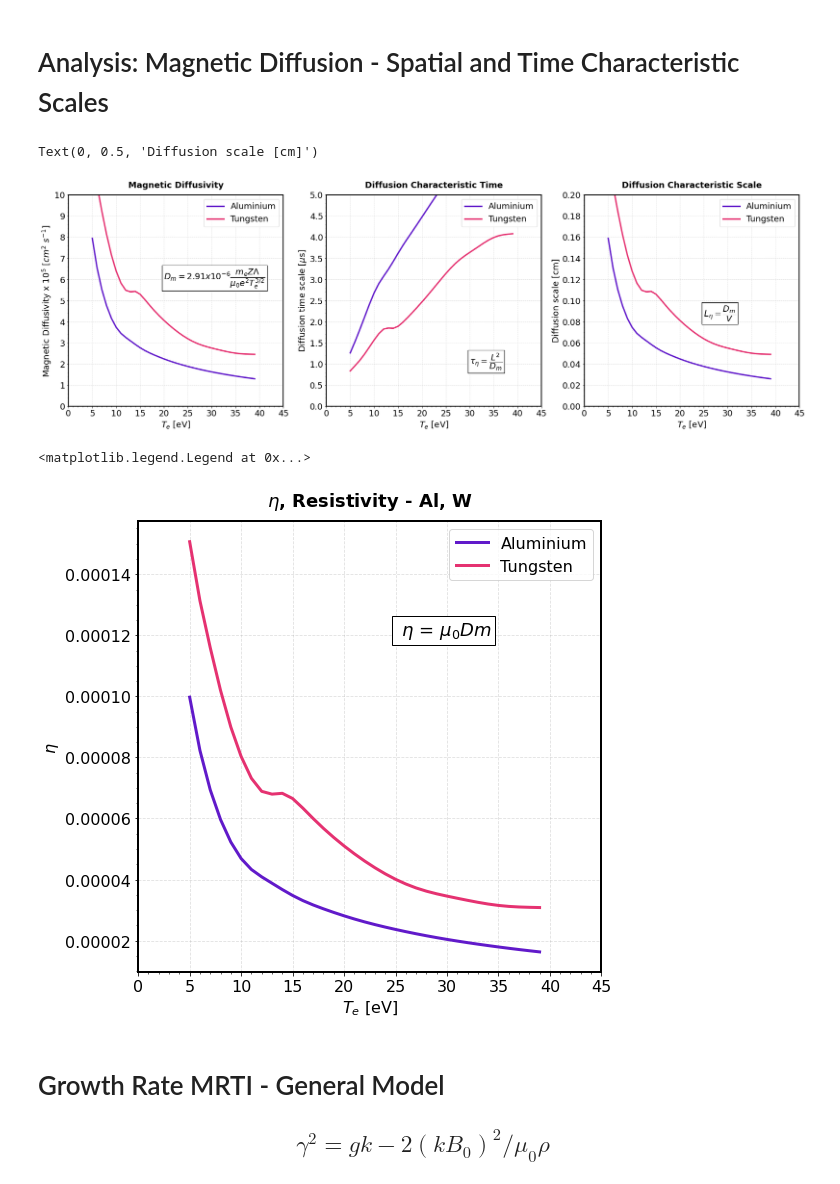
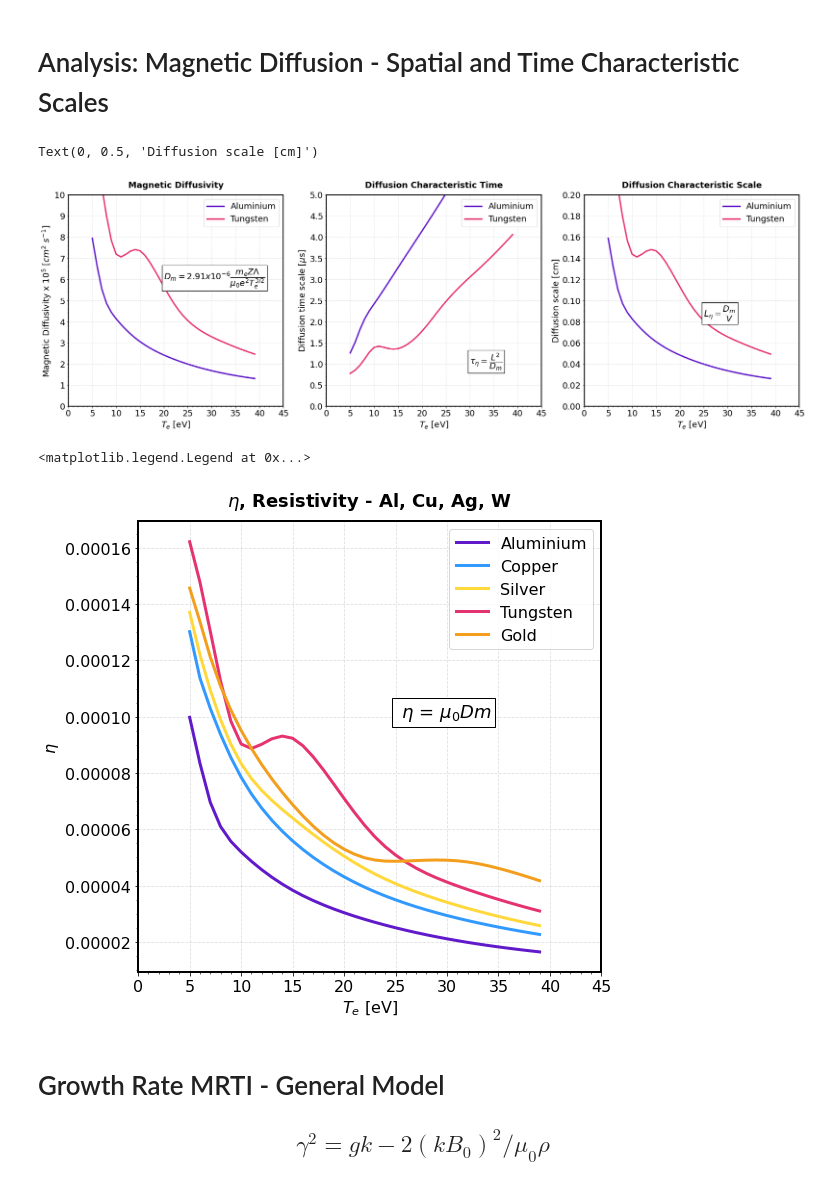
Before and after one commit to stemerlini/MagnetoRT, a Jupyter notebook: MagnetoRT.ipynb, the cells around one changed output. Cells and saved outputs as stored; diff of their text form; code cells hidden in the pictures.

```diff
--- a/MagnetoRT.ipynb
+++ b/MagnetoRT.ipynb
@@ -103,6 +103,13 @@ class plasma:
                 T_e, Z = np.genfromtxt('./IonisationTables/W_Z_1e18.txt', delimiter='  ', usecols = [0,1],unpack = True)
             else:
                 T_e, Z = np.genfromtxt('./IonisationTables/zb_W.dat', delimiter=' ', usecols = [0,1],unpack = True)
+            Z_mod = CubicSpline(T_e, Z)
+            return Z_mod
+        if A == 197:    # Gold
+            if source == 'FLY':
+                T_e, Z = np.genfromtxt('./IonisationTables/Au_Z_1e18.txt', delimiter='  ', usecols = [0,1],unpack = True)
+            else:
+                T_e, Z = np.genfromtxt('./IonisationTables/zb_Au.dat', delimiter=' ', usecols = [0,1],unpack = True)
             Z_mod = CubicSpline(T_e, Z)
             return Z_mod
         else:
@@ -385,11 +404,17 @@ ax0.legend(loc = 'best', fontsize = 16)
 # -------------------------------------------------------------------------------------
 Te      =    np.arange(5,40)       # electron temperature eV
 
-al_flow = {'A':27, 'density': 1.3e-5, 'Te': Te , 'Ti': Te, 'V':5e6,  'L':0.2, 'Atw': 1, 'Zsrc': 'exp', 'B': 5}
-w_flow  = {'A':183,'density': 1.3e-5, 'Te': Te , 'Ti': Te, 'V':5e6,  'L':0.2, 'Atw': 1, 'Zsrc': 'exp', 'B': 5}
+al_flow = {'A':27, 'density': 1.3e-5, 'Te': Te , 'Ti': Te, 'V':5e6,  'L':0.2, 'Atw': 1, 'Zsrc': 'FLY', 'B': 5}
+cu_flow  = {'A':64,'density': 1.3e-5, 'Te': Te , 'Ti': Te, 'V':5e6,  'L':0.2, 'Atw': 1, 'Zsrc': 'FLY', 'B': 5}
+ag_flow  = {'A':108,'density': 1.3e-5, 'Te': Te , 'Ti': Te, 'V':5e6,  'L':0.2, 'Atw': 1, 'Zsrc': 'FLY', 'B': 5}
+w_flow  = {'A':183,'density': 1.3e-5, 'Te': Te , 'Ti': Te, 'V':5e6,  'L':0.2, 'Atw': 1, 'Zsrc': 'FLY', 'B': 5}
+au_flow  = {'A':197,'density': 1.3e-5, 'Te': Te , 'Ti': Te, 'V':5e6,  'L':0.2, 'Atw': 1, 'Zsrc': 'FLY', 'B': 5}
 
 al  =   plasma(**al_flow)
 w   =   plasma(**w_flow)
+cu  =   plasma(**cu_flow)
+ag   =   plasma(**ag_flow)
+au   =   plasma(**au_flow)
 
 # PRETTY PLOT
 # --------------------------------------------------------------------------------------
@@ -401,7 +426,11 @@ for axis in ['top','bottom','left','right']:
     ax0.spines[axis].set_linewidth(2)
 
 ax0.plot(Te, al.ne*1e-18, lw = '3', color = '#611ACA',label='Aluminium')
+ax0.plot(Te, cu.ne*1e-18,  lw = '3', color = '#3299FF',label='Copper')
+ax0.plot(Te, ag.ne*1e-18,  lw = '3', color = '#FFD83B',label='Silver')
 ax0.plot(Te, w.ne*1e-18,  lw = '3', color = '#E53271',label='Tungsten')
+ax0.plot(Te, au.ne*1e-18,  lw = '3', color = '#F39E1D',label='Gold')
+
 
 ax0.set_title('$n_e$, Electron Density - Al, W', fontsize = 18,  weight = 'bold', pad = "15")
 
@@ -601,7 +630,7 @@ ax[2].set_ylabel(r'Diffusion scale [cm]', fontsize=18)
 # plt.savefig('DiffusionTimeSpaceScale_1.3e-5_AL_W.png', dpi=330)
 # %% [output]
 Text(0, 0.5, 'Diffusion scale [cm]')
-[figure, old version]
+[figure, new version]
 # %%
 # Resistivity ETA
 # %%
@@ -610,36 +639,40 @@ Text(0, 0.5, 'Diffusion scale [cm]')
 
 fig = plt.figure(figsize=(8.3,8.3))
 ax0 = fig.add_subplot()
 
 for axis in ['top','bottom','left','right']:
     ax0.spines[axis].set_linewidth(2)
 
 ax0.plot(Te, al.eta, lw = '3', color = '#611ACA',label='Aluminium')
+ax0.plot(Te, cu.eta,  lw = '3', color = '#3299FF',label='Copper')
+ax0.plot(Te, ag.eta,  lw = '3', color = '#FFD83B',label='Silver')
 ax0.plot(Te, w.eta,  lw = '3', color = '#E53271',label='Tungsten')
+ax0.plot(Te, au.eta,  lw = '3', color = '#F39E1D',label='Gold')
 
-ax0.set_title('$\eta$, Resistivity - Al, W', fontsize = 18,  weight = 'bold', pad = "15")
+
+ax0.set_title('$\eta$, Resistivity - Al, Cu, Ag, W', fontsize = 18,  weight = 'bold', pad = "15")
 
 # ax0.set_ylim([0,2.5])
 ax0.set_xlim([0,45])
 ax0.set_xticks(np.arange(0,46,5))
 # ax0.set_yticks(np.arange(0,2.51,0.3))
 
 
-ax0.text(25, 0.00012,r' $\eta$ = $\mu_0 Dm$', fontsize = 18, color='black', bbox=dict(facecolor='white', edgecolor='black'))
+ax0.text(25, 0.00010,r' $\eta$ = $\mu_0 Dm$', fontsize = 18, color='black', bbox=dict(facecolor='white', edgecolor='black'))
 
 # Plot Properties
 ax0.tick_params(labelsize=16)
 ax0.grid(True, linestyle='--', alpha = 0.4)
 
 ax0.set_xlabel(r'$T_e$ [eV]', fontsize=16)
 ax0.set_ylabel(r'$\eta$', fontsize=16)
 ax0.minorticks_on()
 ax0.legend(loc = 'best', fontsize = 16)
 
 # plt.savefig('ElectronDensity_1.3e-5_AL_W.png', dpi=330)
 # %% [output]
 <matplotlib.legend.Legend at 0x...>
-[figure, old version]
+[figure, new version]
 # %% [markdown]
 # Growth Rate MRTI - General Model
 
```
Also changed, not shown: parts of 4 cells of this notebook, 16 other files.
